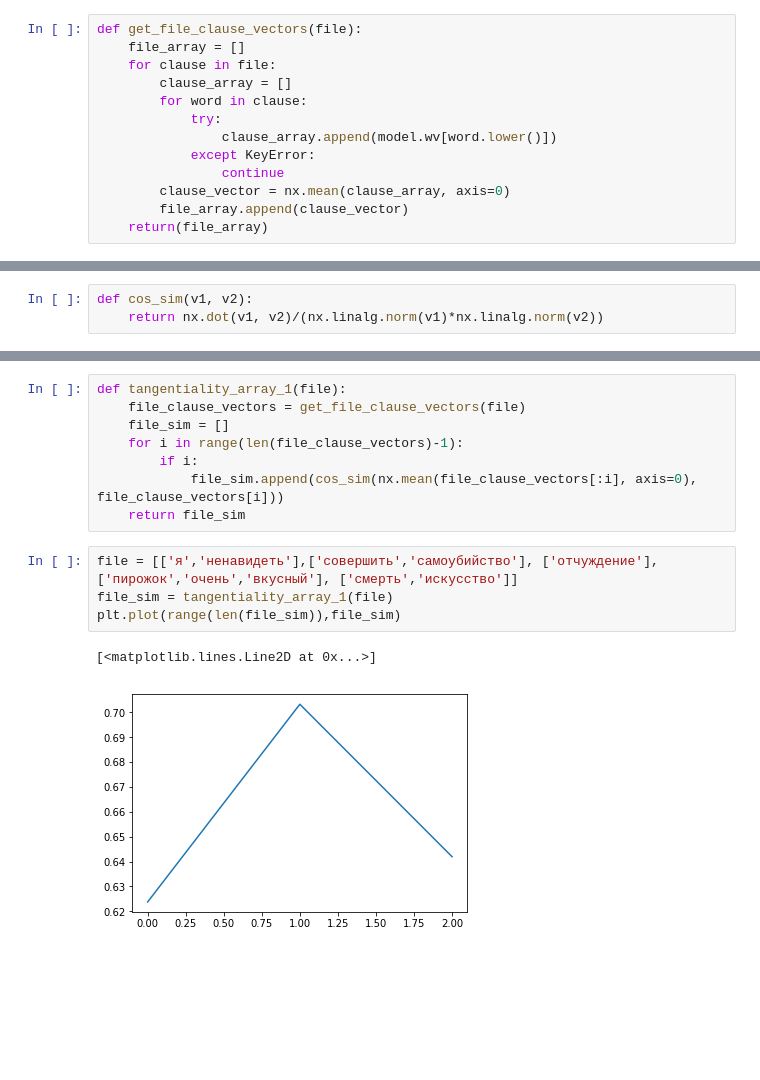
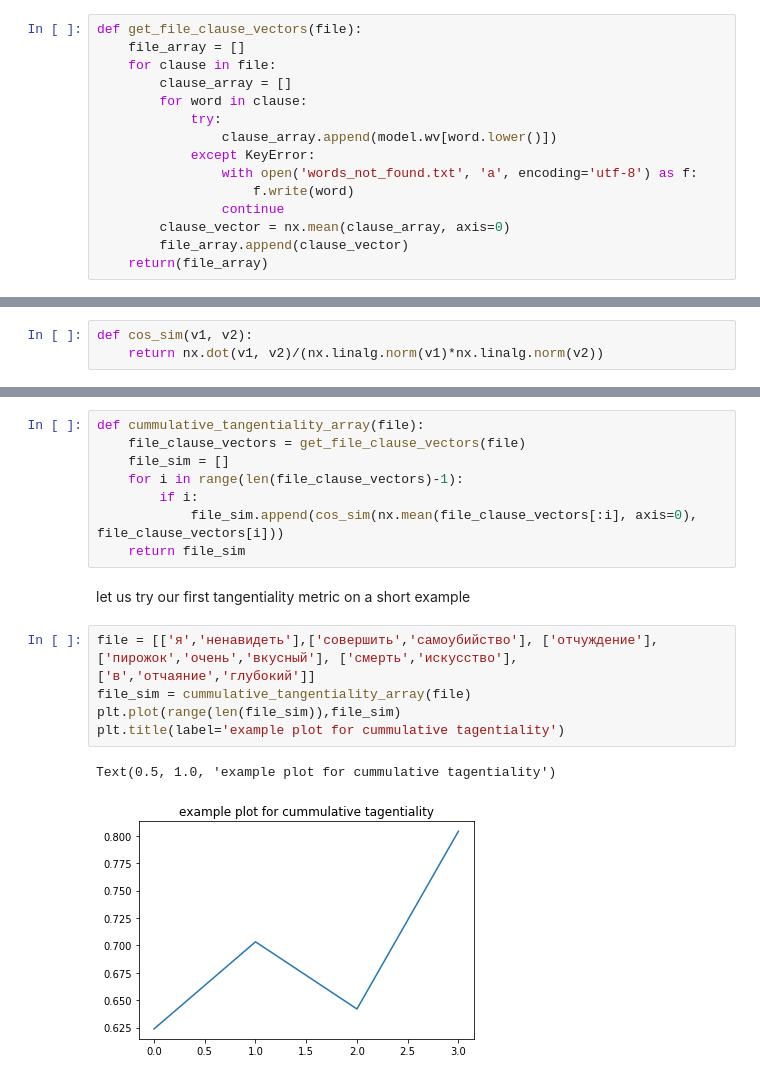
Before and after one commit to flying-bear/modeling_schizo, a Jupyter notebook: modeling_schizo.ipynb, the cells around one changed output, grey strips where cells are left out. Cells and saved outputs as stored; diff of their text form; blank space fills up the shorter version.

```diff
--- a/modeling_schizo.ipynb
+++ b/modeling_schizo.ipynb
@@ -358,6 +365,8 @@ def get_file_clause_vectors(file):
             try:
                 clause_array.append(model.wv[word.lower()])
             except KeyError:
+                with open('words_not_found.txt', 'a', encoding='utf-8') as f:
+                    f.write(word)
                 continue
         clause_vector = nx.mean(clause_array, axis=0)
         file_array.append(clause_vector)
@@ -399,17 +408,20 @@ def cos_sim(v1, v2):
     </li>
 </ul>
 # %%
-def tangentiality_array_1(file):
+def cummulative_tangentiality_array(file):
     file_clause_vectors = get_file_clause_vectors(file)
     file_sim = []
     for i in range(len(file_clause_vectors)-1):
         if i:
             file_sim.append(cos_sim(nx.mean(file_clause_vectors[:i], axis=0), file_clause_vectors[i]))
     return file_sim
+# %% [markdown]
+let us try our first tangentiality metric on a short example
 # %%
-file = [['я','ненавидеть'],['совершить','самоубийство'], ['отчуждение'], ['пирожок','очень','вкусный'], ['смерть','искусство']]
-file_sim = tangentiality_array_1(file)
+file = [['я','ненавидеть'],['совершить','самоубийство'], ['отчуждение'], ['пирожок','очень','вкусный'], ['смерть','искусство'], ['в','отчаяние','глубокий']]
+file_sim = cummulative_tangentiality_array(file)
 plt.plot(range(len(file_sim)),file_sim)
+plt.title(label='example plot for cummulative tagentiality')
 # %% [output]
-[<matplotlib.lines.Line2D at 0x...>]
+Text(0.5, 1.0, 'example plot for cummulative tagentiality')
-[figure, old version]
+[figure, new version]
```
Also changed, not shown: parts of 19 cells of this notebook.
